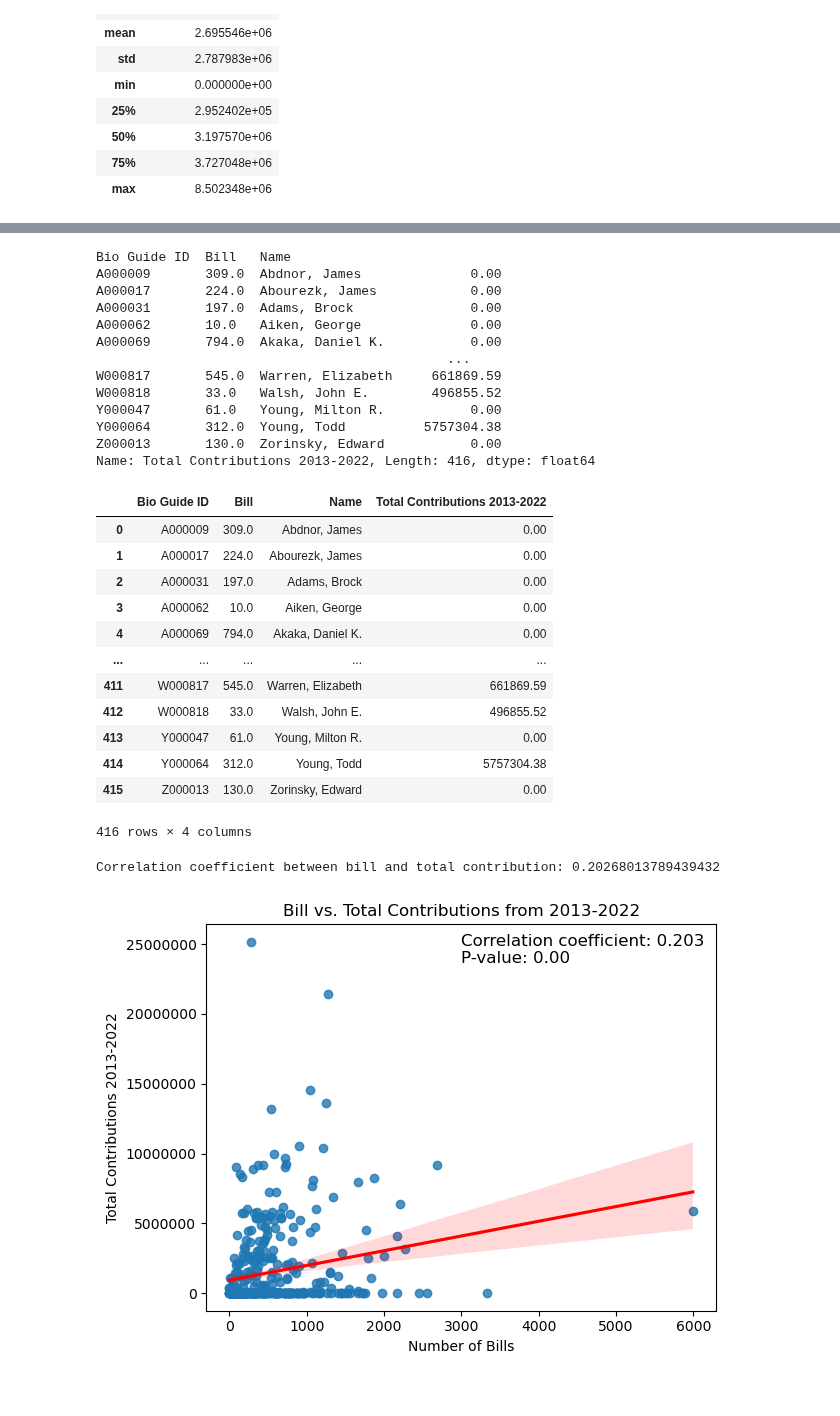
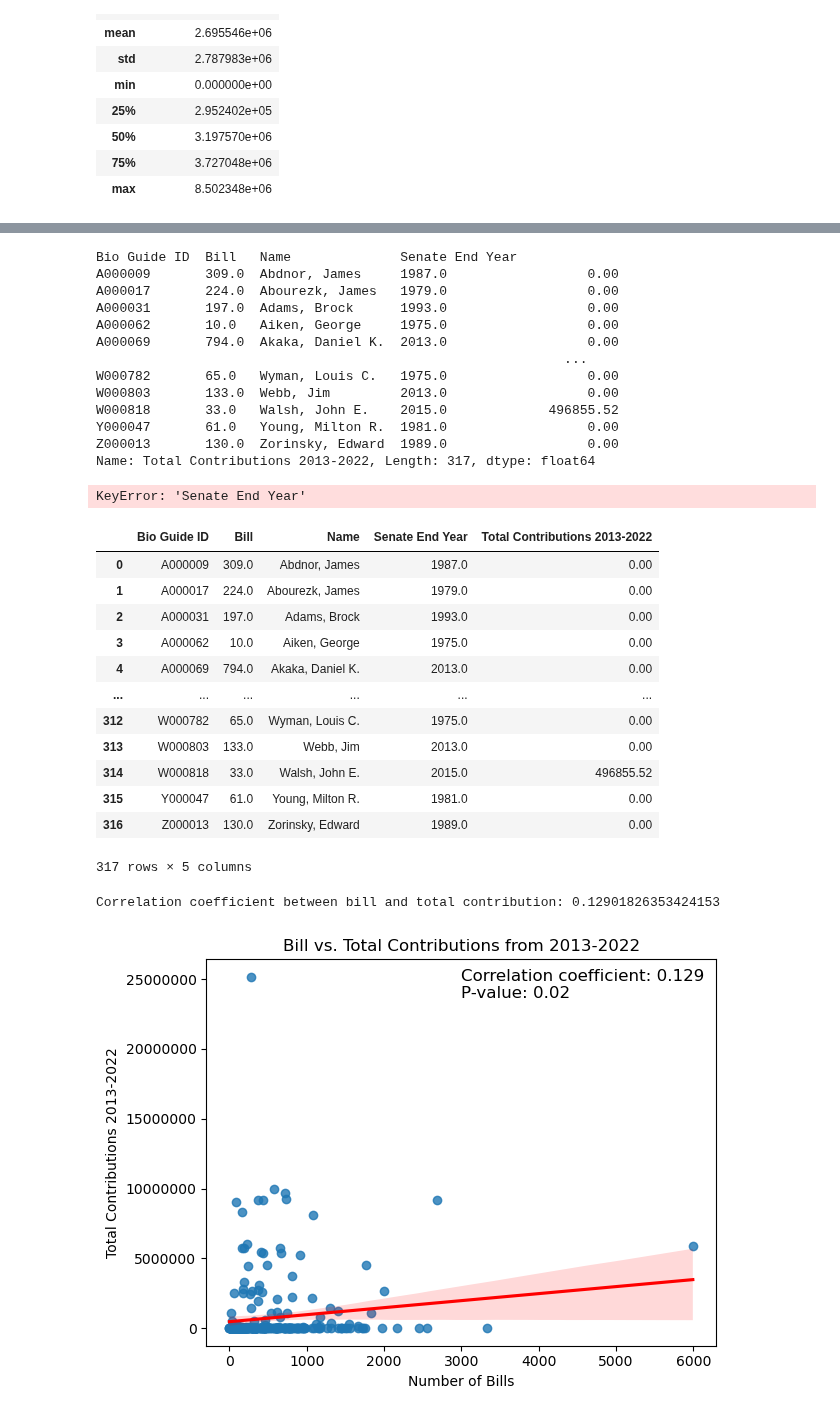
Before and after one commit to david-00001/project1, a Jupyter notebook: congress_csv/Congress_Gender_merged with contributions.ipynb, the cells around one changed output, grey strips where cells are left out. Cells and saved outputs as stored; diff of their text form; code cells hidden in the pictures.

```diff
--- a/congress_csv/Congress_Gender_merged with contributions.ipynb
+++ b/congress_csv/Congress_Gender_merged with contributions.ipynb
@@ -403,58 +382,65 @@ plt.show()
 # %%
-bills_sponsored = merged_contribution_df.groupby(["Bio Guide ID", "Bill", "Name"])["Total Contributions 2013-2022"].sum()
+bills_sponsored = merged_contribution_df.groupby(["Bio Guide ID", "Bill", "Name", "Senate End Year"])["Total Contributions 2013-2022"].sum()
 bills_sponsored
 # %% [output]
-Bio Guide ID  Bill   Name
-A000009       309.0  Abdnor, James              0.00
-A000017       224.0  Abourezk, James            0.00
-A000031       197.0  Adams, Brock               0.00
-A000062       10.0   Aiken, George              0.00
-A000069       794.0  Akaka, Daniel K.           0.00
-                                             ...
-W000817       545.0  Warren, Elizabeth     661869.59
-W000818       33.0   Walsh, John E.        496855.52
-Y000047       61.0   Young, Milton R.           0.00
-Y000064       312.0  Young, Todd          5757304.38
-Z000013       130.0  Zorinsky, Edward           0.00
-Name: Total Contributions 2013-2022, Length: 416, dtype: float64
+Bio Guide ID  Bill   Name              Senate End Year
+A000009       309.0  Abdnor, James     1987.0                  0.00
+A000017       224.0  Abourezk, James   1979.0                  0.00
+A000031       197.0  Adams, Brock      1993.0                  0.00
+A000062       10.0   Aiken, George     1975.0                  0.00
+A000069       794.0  Akaka, Daniel K.  2013.0                  0.00
+                                                            ...
+W000782       65.0   Wyman, Louis C.   1975.0                  0.00
+W000803       133.0  Webb, Jim         2013.0                  0.00
+W000818       33.0   Walsh, John E.    2015.0             496855.52
+Y000047       61.0   Young, Milton R.  1981.0                  0.00
+Z000013       130.0  Zorinsky, Edward  1989.0                  0.00
+Name: Total Contributions 2013-2022, Length: 317, dtype: float64
+# %%
+start_date = "2013"
+drop_year = bills_sponsored.drop[(bills_sponsored["Senate End Year"]) > start_date]
+drop_year
+# %% [output]
+KeyError: 'Senate End Year'
 # %%
 bills_sponsored_df = pd.DataFrame(bills_sponsored).reset_index()
 bills_sponsored_df
 # %% [output]
-|  | Bio Guide ID | Bill | Name | Total Contributions 2013-2022 |
-| 0 | A000009 | 309.0 | Abdnor, James | 0.00 |
-| 1 | A000017 | 224.0 | Abourezk, James | 0.00 |
-| 2 | A000031 | 197.0 | Adams, Brock | 0.00 |
-| 3 | A000062 | 10.0 | Aiken, George | 0.00 |
-| 4 | A000069 | 794.0 | Akaka, Daniel K. | 0.00 |
-| ... | ... | ... | ... | ... |
-| 411 | W000817 | 545.0 | Warren, Elizabeth | 661869.59 |
-| 412 | W000818 | 33.0 | Walsh, John E. | 496855.52 |
-| 413 | Y000047 | 61.0 | Young, Milton R. | 0.00 |
-| 414 | Y000064 | 312.0 | Young, Todd | 5757304.38 |
-| 415 | Z000013 | 130.0 | Zorinsky, Edward | 0.00 |
+|  | Bio Guide ID | Bill | Name | Senate End Year | Total Contributions 2013-2022 |
+| 0 | A000009 | 309.0 | Abdnor, James | 1987.0 | 0.00 |
+| 1 | A000017 | 224.0 | Abourezk, James | 1979.0 | 0.00 |
+| 2 | A000031 | 197.0 | Adams, Brock | 1993.0 | 0.00 |
+| 3 | A000062 | 10.0 | Aiken, George | 1975.0 | 0.00 |
+| 4 | A000069 | 794.0 | Akaka, Daniel K. | 2013.0 | 0.00 |
+| ... | ... | ... | ... | ... | ... |
+| 312 | W000782 | 65.0 | Wyman, Louis C. | 1975.0 | 0.00 |
+| 313 | W000803 | 133.0 | Webb, Jim | 2013.0 | 0.00 |
+| 314 | W000818 | 33.0 | Walsh, John E. | 2015.0 | 496855.52 |
+| 315 | Y000047 | 61.0 | Young, Milton R. | 1981.0 | 0.00 |
+| 316 | Z000013 | 130.0 | Zorinsky, Edward | 1989.0 | 0.00 |
-416 rows × 4 columns
+317 rows × 5 columns
 # %%
 corr = bills_sponsored_df['Bill'].corr(bills_sponsored_df['Total Contributions 2013-2022'])
 
 print("Correlation coefficient between bill and total contribution:", corr)
 # %% [output]
-Correlation coefficient between bill and total contribution: 0.20268013789439432
+Correlation coefficient between bill and total contribution: 0.12901826353424153
 # %%
 bill_df = bills_sponsored_df["Bill"]
 contribution_df = bills_sponsored_df["Total Contributions 2013-2022"]
+contribution_df.drop
 sns.regplot(x=bill_df, y=contribution_df, line_kws={"color":"red"})
 
 corr = bills_sponsored_df['Bill'].corr(bills_sponsored_df['Total Contributions 2013-2022'])
 r, p = pearsonr(bill_df, contribution_df)
 plt.text(0.5, 0.9, f"Correlation coefficient: {r:.3f}\nP-value: {p:.2f}", transform=plt.gca().transAxes, fontsize=12)
 
 plt.xlabel("Number of Bills")
 plt.ylabel("Total Contributions 2013-2022")
 plt.title("Bill vs. Total Contributions from 2013-2022")
 plt.ticklabel_format(style="plain", axis="y")
 plt.tight_layout()
 plt.savefig("Bill and Contribution")
 plt.show()
 # %% [output]
-[figure, old version]
+[figure, new version]
```
Also changed, not shown: parts of 3 cells of this notebook, 3 other files.
